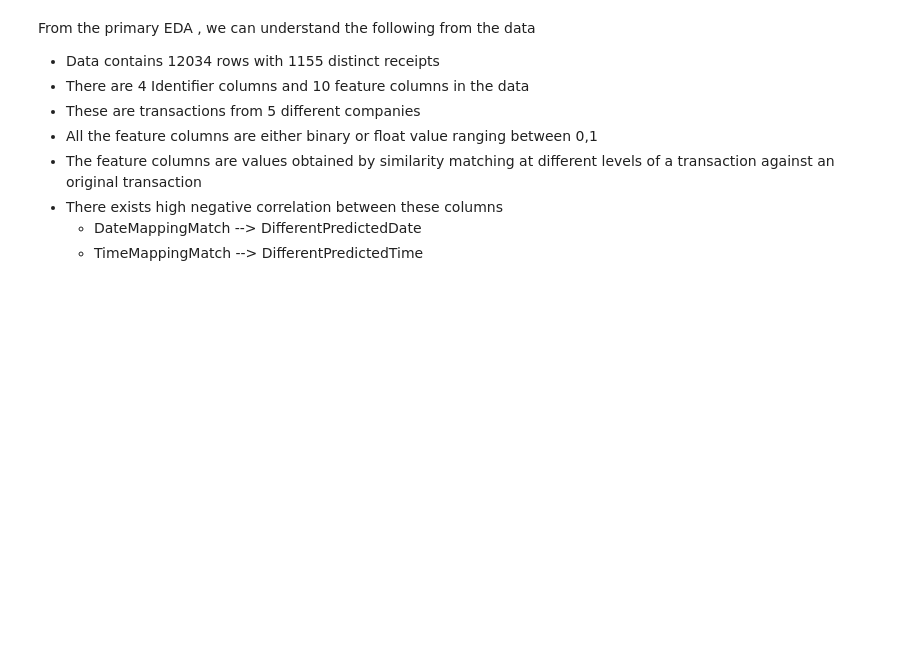
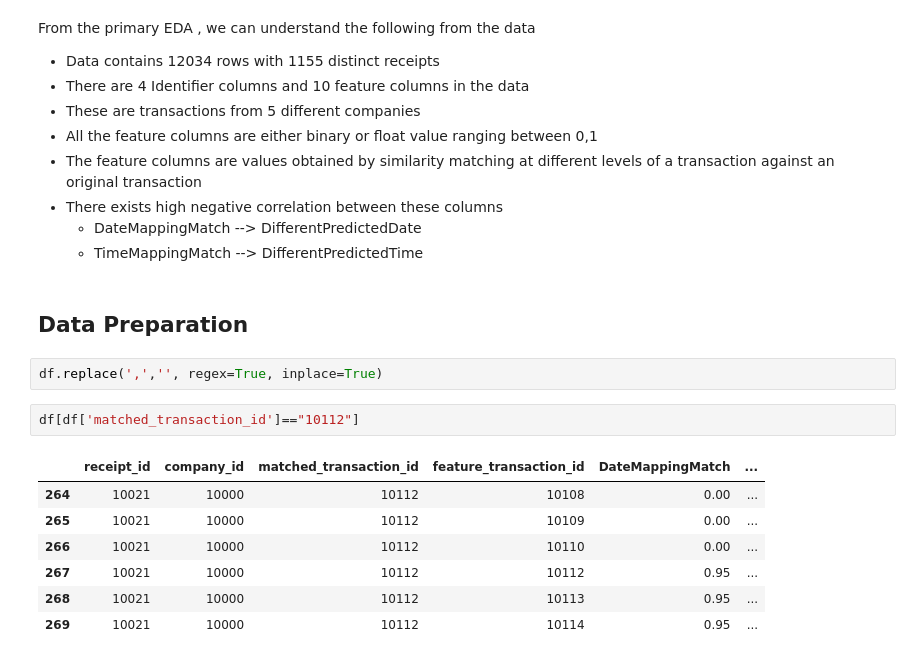
Before and after one commit to brittosabu/Tide_Test, a Jupyter notebook: Receipt_Matching.ipynb, the cells around one changed output. Cells and saved outputs as stored; diff of their text form; blank space fills up the shorter version.

```diff
--- a/Receipt_Matching.ipynb
+++ b/Receipt_Matching.ipynb
@@ -117,3 +117,17 @@ From the primary EDA , we can understand the following from the data
 - There exists high negative correlation between these columns
     - DateMappingMatch --> DifferentPredictedDate
     - TimeMappingMatch --> DifferentPredictedTime
+# %% [markdown]
+## Data Preparation
+# %%
+df.replace(',','', regex=True, inplace=True)
+# %%
+df[df['matched_transaction_id']=="10112"]
+# %% [output]
+|  | receipt_id | company_id | matched_transaction_id | feature_transaction_id | DateMappingMatch | ... |
+| 264 | 10021 | 10000 | 10112 | 10108 | 0.00 | ... |
+| 265 | 10021 | 10000 | 10112 | 10109 | 0.00 | ... |
+| 266 | 10021 | 10000 | 10112 | 10110 | 0.00 | ... |
+| 267 | 10021 | 10000 | 10112 | 10112 | 0.95 | ... |
+| 268 | 10021 | 10000 | 10112 | 10113 | 0.95 | ... |
+| 269 | 10021 | 10000 | 10112 | 10114 | 0.95 | ... |
```
Also changed, not shown: parts of 4 cells of this notebook, 1 other file.
